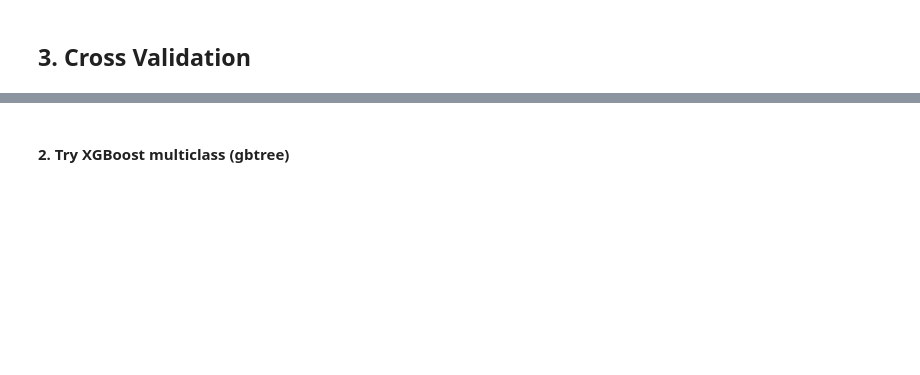
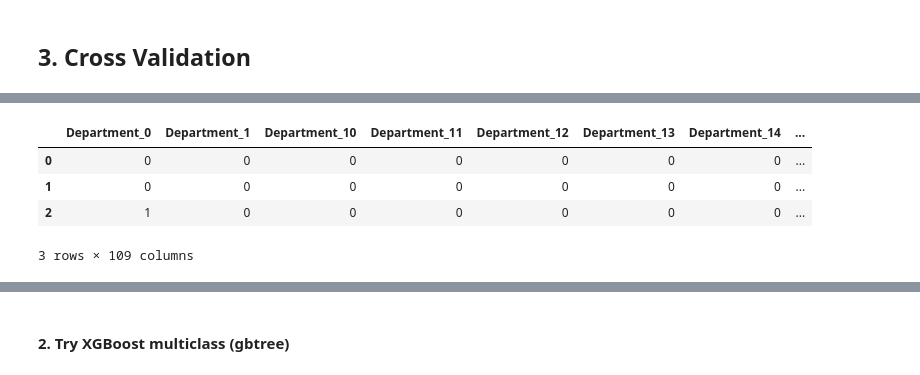
Before and after one commit to sergeyshilin/kaggle, a Jupyter notebook: walmart/Walmart.ipynb, the cells around one changed output, grey strips where cells are left out. Drawn from its saved outputs; the diff is of its cells as text; code cells hidden in the pictures; blank space fills up the shorter version.

```diff
--- a/walmart/Walmart.ipynb
+++ b/walmart/Walmart.ipynb
@@ -265,0 +448,15 @@ predictionLR = lr.predict_proba(xcv)
+# %%
+cv_columns_tr = list(train_stacked_grouped.columns)
+cv_columns_tr.remove('TripType')
+cv_columns_tr.remove('VisitNumber')
+
+cv_columns_te = list(test_stacked_grouped.columns)
+cv_columns_te.remove('VisitNumber')
+# %%
+train_stacked_grouped[cv_columns_tr][:3]
+# %% [output]
+|  | Department_0 | Department_1 | Department_10 | Department_11 | Department_12 | Department_13 | Department_14 | ... |
+| 0 | 0 | 0 | 0 | 0 | 0 | 0 | 0 | ... |
+| 1 | 0 | 0 | 0 | 0 | 0 | 0 | 0 | ... |
+| 2 | 1 | 0 | 0 | 0 | 0 | 0 | 0 | ... |
+3 rows × 109 columns
```
Also changed, not shown: parts of 108 cells of this notebook, 4 other files.
